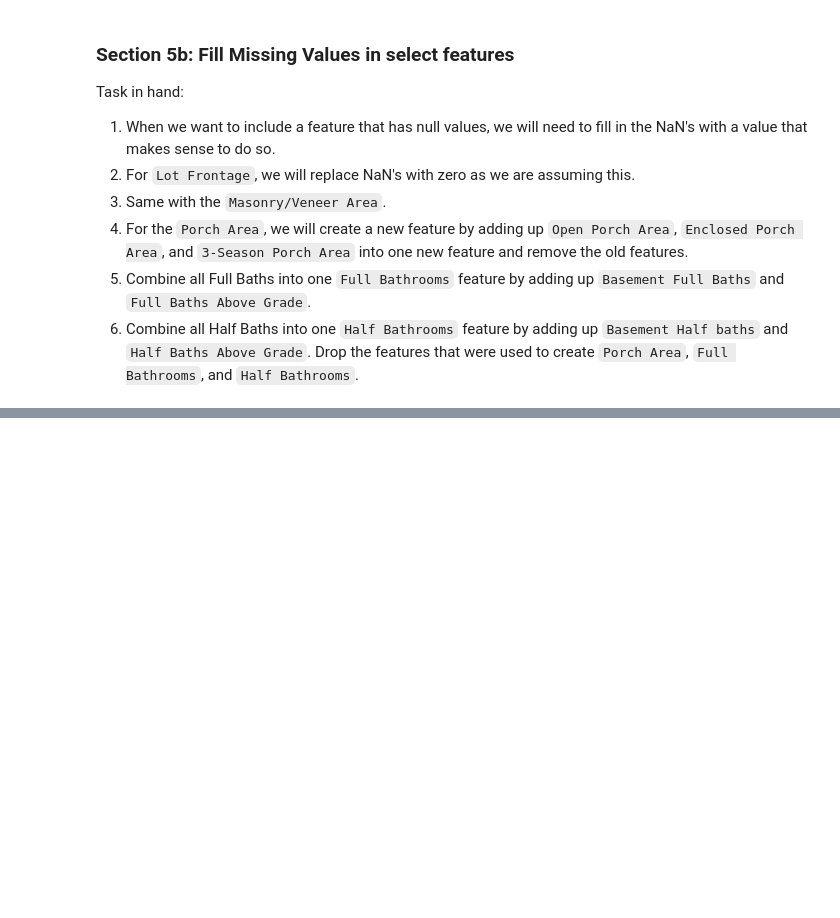
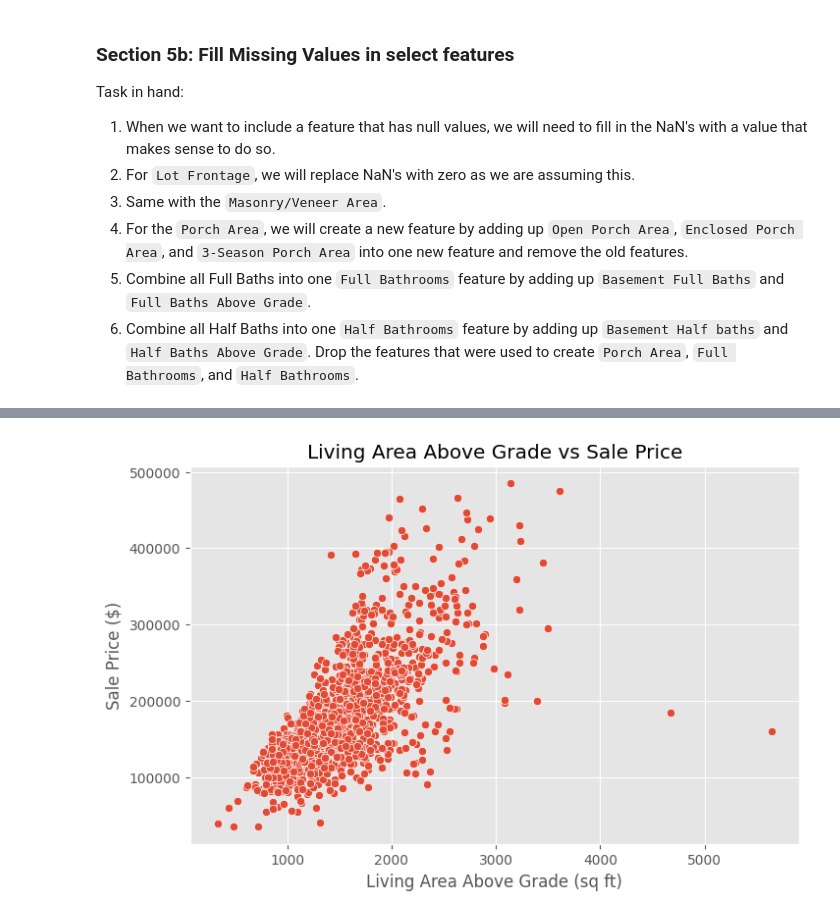
Before and after one commit to IKSHRESTHA/Data-Understanding-Assignment-MTSU, a Jupyter notebook: HW04/hw.ipynb, the cells around one changed output, grey strips where cells are left out. Cells and saved outputs as stored; diff of their text form; code cells hidden in the pictures; blank space fills up the shorter version.

```diff
--- a/HW04/hw.ipynb
+++ b/HW04/hw.ipynb
@@ -110,0 +122,9 @@ df_realestate.head()
+# %%
+plt.figure(figsize=(8,5))
+sns.scatterplot(x='Living Area Above Grade', y='Sale Price', data=df_realestate)
+plt.title('Living Area Above Grade vs Sale Price')
+plt.xlabel('Living Area Above Grade (sq ft)')
+plt.ylabel('Sale Price ($)')
+plt.show()
+# %% [output]
+[figure, added]
```
Also changed, not shown: parts of 40 cells of this notebook.
